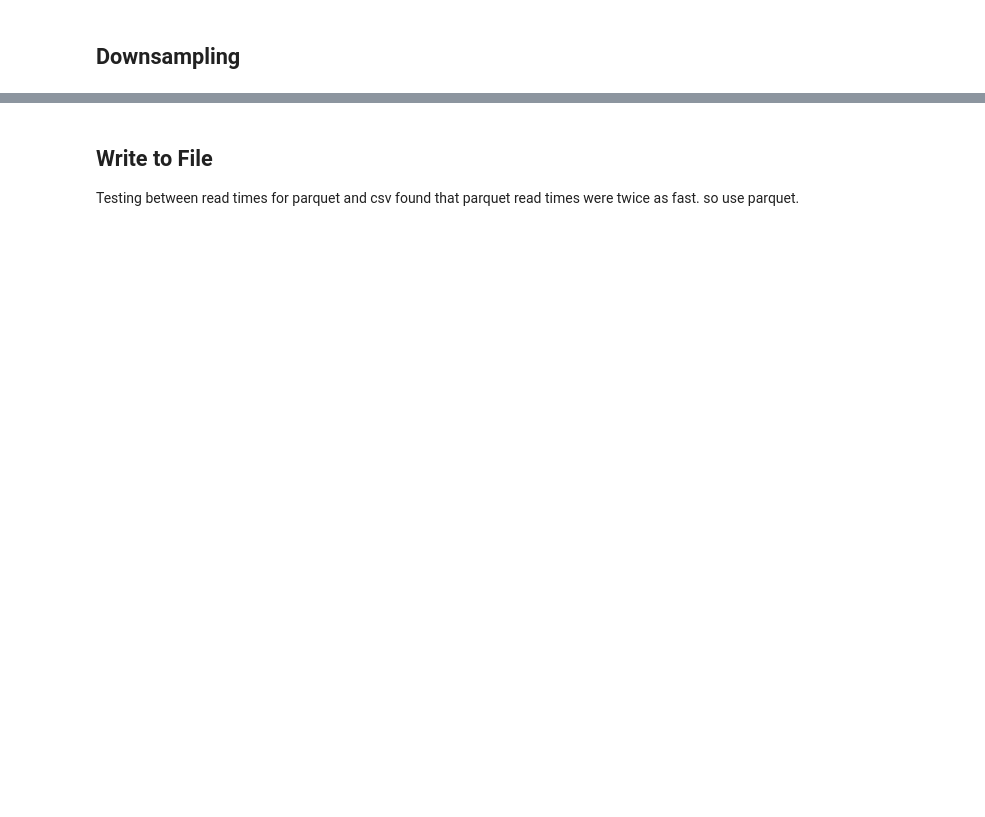
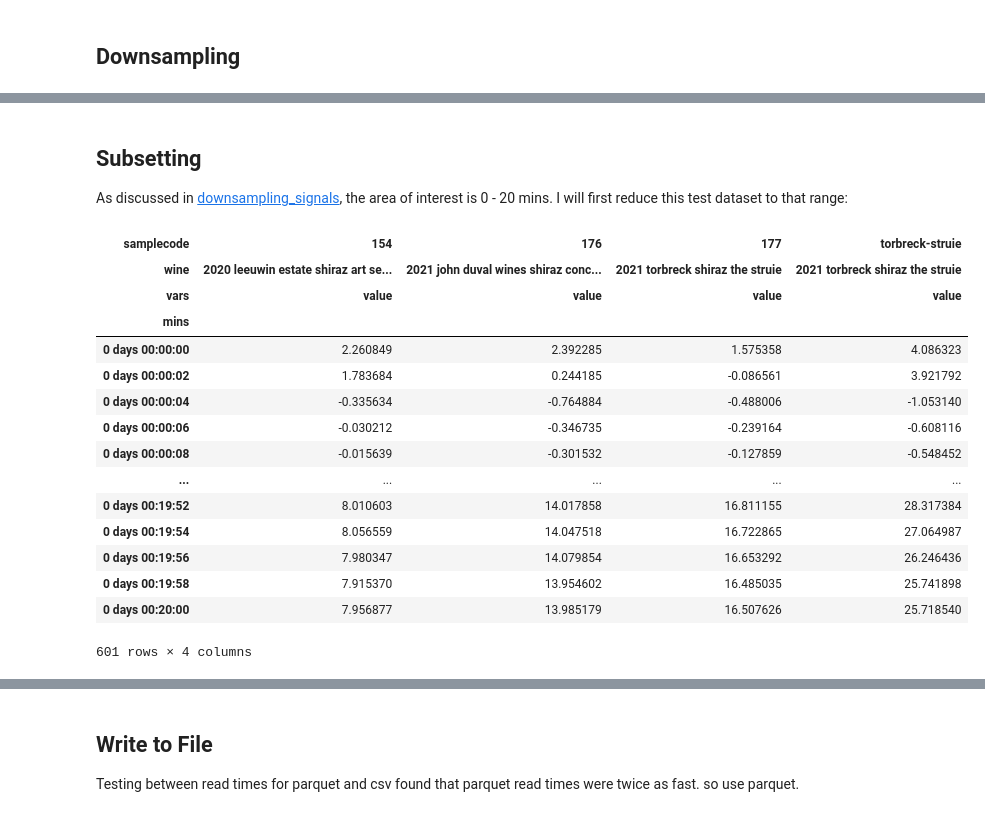
Before and after one commit to jonathanstathakis/wine_analysis_hplc_uv, a Jupyter notebook: notebooks/creating_downsampled_testset.ipynb, the cells around one changed output, grey strips where cells are left out. Drawn from its saved outputs; the diff is of its cells as text; code cells hidden in the pictures; blank space fills up the shorter version.

```diff
--- a/notebooks/creating_downsampled_testset.ipynb
+++ b/notebooks/creating_downsampled_testset.ipynb
@@ -78,0 +64,26 @@ fig, ax = plt.subplots(1)
+# %% [markdown]
+## Subsetting
+
+As discussed in [downsampling_signals](notebooks/downsampling_signals.ipynb), the area of interest is 0 - 20 mins. I will first reduce this test dataset to that range:
+# %%
+df = (df
+ .loc[:pd.to_timedelta(20,unit='min')]
+ )
+df
+# %% [output]
+| samplecode | 154 | 176 | 177 | torbreck-struie |
+| wine | 2020 leeuwin estate shiraz art se... | 2021 john duval wines shiraz conc... | 2021 torbreck shiraz the struie | 2021 torbreck shiraz the struie |
+| vars | value | value | value | value |
+| mins |  |  |  |  |
+| 0 days 00:00:00 | 2.260849 | 2.392285 | 1.575358 | 4.086323 |
+| 0 days 00:00:02 | 1.783684 | 0.244185 | -0.086561 | 3.921792 |
+| 0 days 00:00:04 | -0.335634 | -0.764884 | -0.488006 | -1.053140 |
+| 0 days 00:00:06 | -0.030212 | -0.346735 | -0.239164 | -0.608116 |
+| 0 days 00:00:08 | -0.015639 | -0.301532 | -0.127859 | -0.548452 |
+| ... | ... | ... | ... | ... |
+| 0 days 00:19:52 | 8.010603 | 14.017858 | 16.811155 | 28.317384 |
+| 0 days 00:19:54 | 8.056559 | 14.047518 | 16.722865 | 27.064987 |
+| 0 days 00:19:56 | 7.980347 | 14.079854 | 16.653292 | 26.246436 |
+| 0 days 00:19:58 | 7.915370 | 13.954602 | 16.485035 | 25.741898 |
+| 0 days 00:20:00 | 7.956877 | 13.985179 | 16.507626 | 25.718540 |
+601 rows × 4 columns
```
Also changed, not shown: parts of 16 cells of this notebook, 1 other file.
